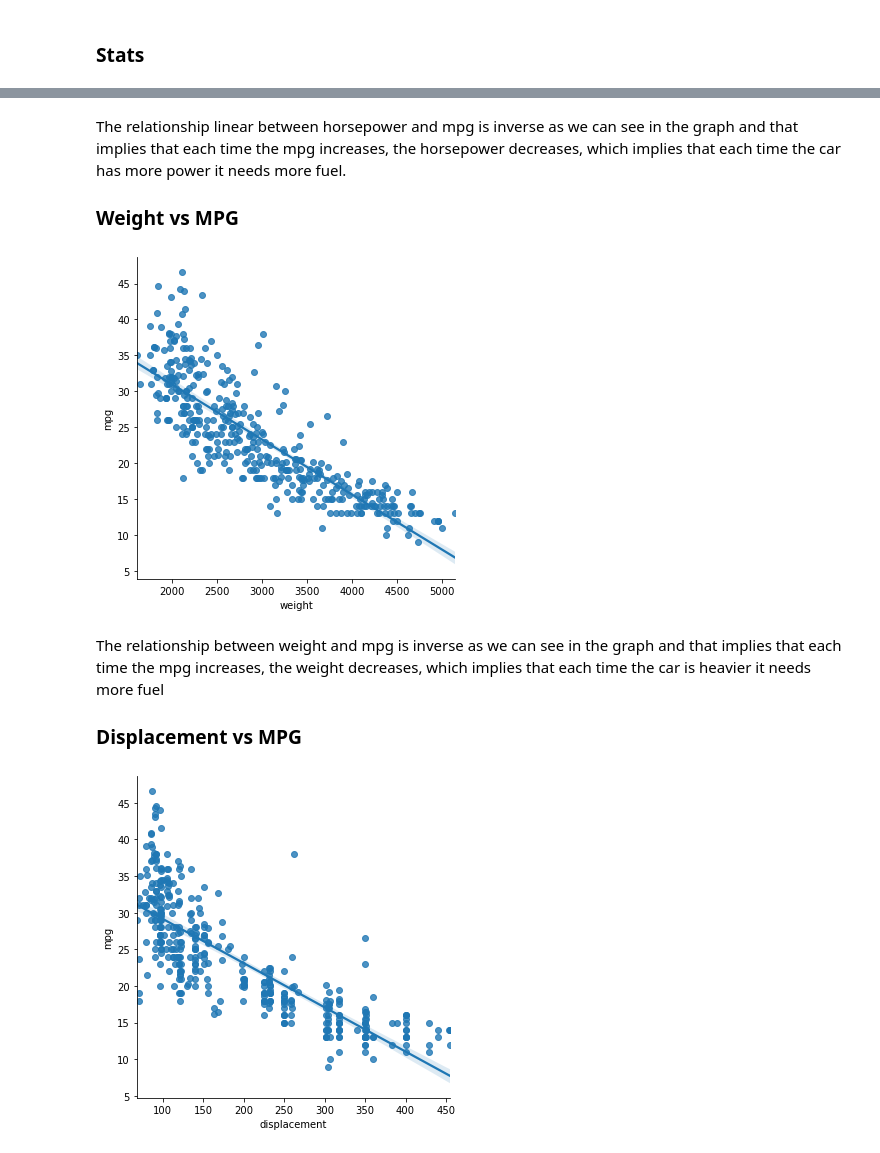
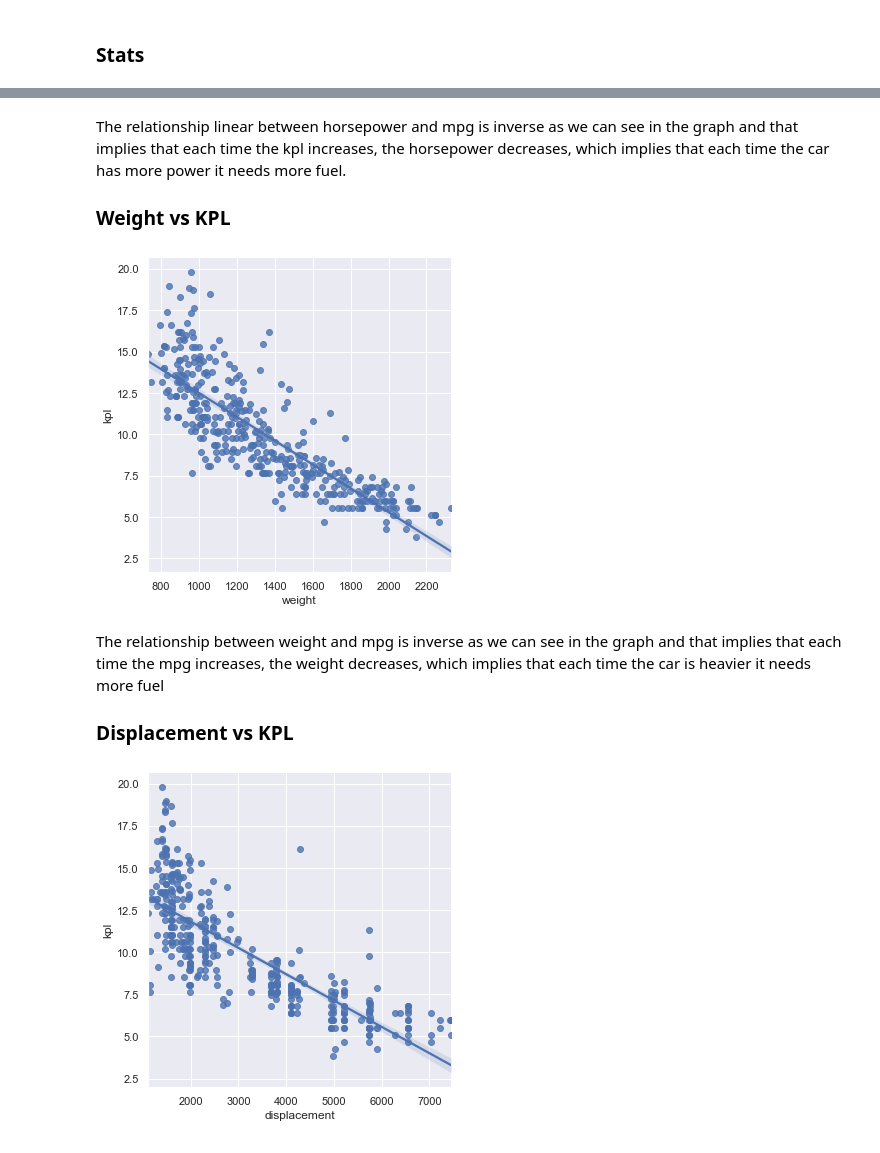
Before and after one commit to jsparraq/mpg-prediction, a Jupyter notebook: Exploratory Data Analysis.ipynb, the cells around one changed output, grey strips where cells are left out. Drawn from its saved outputs; the diff is of its cells as text; code cells hidden in the pictures.

```diff
--- a/Exploratory Data Analysis.ipynb
+++ b/Exploratory Data Analysis.ipynb
@@ -108,10 +100,10 @@ dtype: int64
 | 382 | 23.0 | 4.0 | 151.0 | NaN | 3035.0 | 20.5 | 82.0 | 1.0 | amc concord dl |
 # %%
-auto_mpg_data_raw.at[38, 'horsepower'] = 101
-auto_mpg_data_raw.at[133, 'horsepower'] = 129
-auto_mpg_data_raw.at[337, 'horsepower'] = 53.5
-auto_mpg_data_raw.at[343, 'horsepower'] = 118
-auto_mpg_data_raw.at[361, 'horsepower'] = 81
+auto_mpg_data_raw.at[38, 'horsepower'] = 82
+auto_mpg_data_raw.at[133, 'horsepower'] = 70
+auto_mpg_data_raw.at[337, 'horsepower'] = 45
+auto_mpg_data_raw.at[343, 'horsepower'] = 86
+auto_mpg_data_raw.at[361, 'horsepower'] = 75
 auto_mpg_data_raw.at[382, 'horsepower'] = 82
 
 auto_mpg_data_raw = auto_mpg_data_raw[~auto_mpg_data_raw.mpg.isnull()].copy()
@@ -132,3 +125,16 @@ dtype: int64
+# %%
+#converting cu inches to cu cm(cc)
+auto_mpg_data_raw['displacement'] = auto_mpg_data_raw['displacement']*16.387
+
+#converting lbs to kg
+auto_mpg_data_raw['weight'] = auto_mpg_data_raw['weight']/2.205
+
+#converting mpg to kpl
+auto_mpg_data_raw['kpl'] = auto_mpg_data_raw['mpg']/2.352
+auto_mpg_data_raw.drop(['mpg'], axis=1, inplace=True)
+
+auto_mpg_data_raw['horsepower'] = auto_mpg_data_raw['horsepower'].astype(int)
+auto_mpg_data = auto_mpg_data_raw.copy()
 # %% [markdown]
 #### Create dummies variables according to origin variable
 # %%
@@ -228,11 +252,10 @@ auto_mpg_data_relationship.head()
 # %%
-def categorical_relationship_vs_mpg(variable_name, dataframe):
-    print(dataframe.mpg.mean())
+def categorical_relationship_vs_kpl(variable_name, dataframe):
     f, ax = plt.subplots(figsize=(20,10))
-    fig = sns.boxplot(data=dataframe, x=variable_name, y="mpg")
+    fig = sns.boxplot(data=dataframe, x=variable_name, y="kpl")
     fig.set_xticklabels(ax.get_xticklabels(),rotation=30)
-    plt.axhline(dataframe.mpg.mean(), color='r', linestyle='dashed', linewidth=2)
+    plt.axhline(dataframe.kpl.mean(), color='r', linestyle='dashed', linewidth=2)
 
-def discrete_relationship_vs_mpg(variable_name, dataframe):
-    sns.lmplot(x = variable_name, y = 'mpg', data=dataframe)
+def discrete_relationship_vs_kpl(variable_name, dataframe):
+    sns.lmplot(x = variable_name, y = 'kpl', data=dataframe)
 # %% [markdown]
@@ -363,20 +384,20 @@ discrete_relationship_vs_mpg('horsepower', auto_mpg_data_raw)
 # %% [markdown]
-The relationship linear between horsepower and mpg is inverse as we can see in the graph and that implies that each time the mpg increases, the horsepower decreases, which implies that each time the car has more power it needs more fuel.
+The relationship linear between horsepower and mpg is inverse as we can see in the graph and that implies that each time the kpl increases, the horsepower decreases, which implies that each time the car has more power it needs more fuel.
 
-### Weight vs MPG
+### Weight vs KPL
 # %%
-discrete_relationship_vs_mpg('weight', auto_mpg_data_raw)
+discrete_relationship_vs_kpl('weight', auto_mpg_data_raw)
 # %% [output]
-[figure, old version]
+[figure, new version]
 # %% [markdown]
 The relationship between weight and mpg is inverse as we can see in the graph and that implies that each time the mpg increases, the weight decreases, which implies that each time the car is heavier it needs more fuel
 
 
-### Displacement vs MPG
+### Displacement vs KPL
 # %%
-discrete_relationship_vs_mpg('displacement', auto_mpg_data_raw)
+discrete_relationship_vs_kpl('displacement', auto_mpg_data_raw)
 # %% [output]
-[figure, old version]
+[figure, new version]
 # %% [markdown]
 The relationship between distance and mpg is inverse as we can see in the graph and that implies that each time the mpg increases, the distance decreases, which implies that each time the car has more distance traveled, the fuel increases.
 
```
Also changed, not shown: parts of 36 cells of this notebook, 3 other files.
